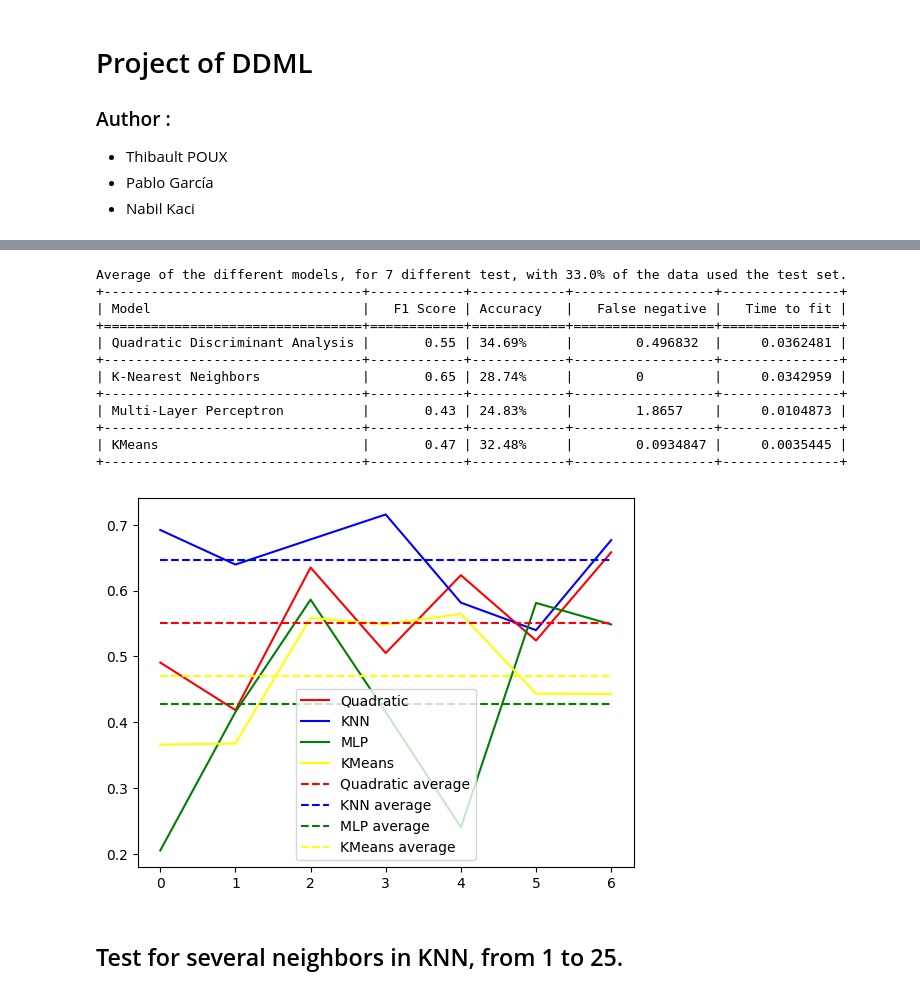
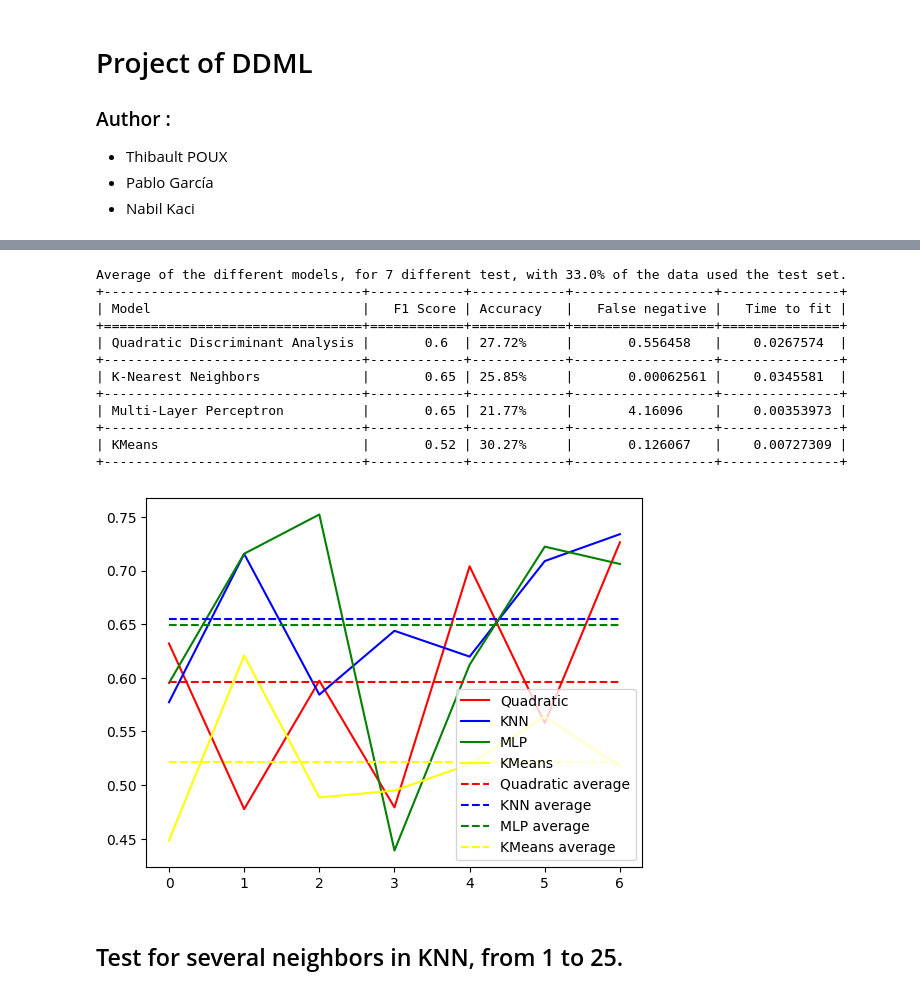
Before and after one commit to Thib99/MLLD-2024-NPT, a Jupyter notebook: main.ipynb, the cells around one changed output, grey strips where cells are left out. Drawn from its saved outputs; the diff is of its cells as text; code cells hidden in the pictures.

```diff
--- a/main.ipynb
+++ b/main.ipynb
@@ -133,7 +139,7 @@ from sklearn.cluster import KMeans
 reg_Quadra = QuadraticDiscriminantAnalysis()
 reg_KNN = KNeighborsClassifier(n_neighbors=1)
 reg_KMeans = KMeans(n_clusters=2)
-reg_MLP = MLPClassifier(max_iter=10000, solver='adam', learning_rate_init=0.0001 , alpha=1e-5, hidden_layer_sizes=(12, 11))
+reg_MLP = MLPClassifier(max_iter=10000, solver='adam', learning_rate_init=0.0001 , alpha=1e-5, hidden_layer_sizes=(14, 12))
 
 # Dictionary to map readable names to model abbreviations
 pretty_Names = {'quadra':'Quadratic Discriminant Analysis', 'knn':'K-Nearest Neighbors', 'mlp':'Multi-Layer Perceptron', 'kmeans':'KMeans'}
@@ -155,7 +161,7 @@ for int_state in r_state:
 
     # Splitting the data into train and test sets
     # Make the sample with houldout
-    X_train, X_test, Y_train, Y_test = train_test_split(X_flatten, Y_flatten, test_size=pourcentage_of_test_data, random_state=int_state, stratify=True)
+    X_train, X_test, Y_train, Y_test = train_test_split(X_flatten, Y_flatten, test_size=pourcentage_of_test_data, random_state=int_state, stratify=Y_flatten)
 
 
     #Loop for iterating over the models
@@ -187,38 +193,38 @@ for key in data.keys():
     output_data.append([name, f1, f_neg, time_fit, time_predict])
 
 # Print the results in a tabular format
 print(f"Average of the different models, for {len(r_state)} different test, with {pourcentage_of_test_data*100}% of the data used the test set.")
 print(tabulate(output_data, headers=['Model', 'F1 Score','Accuracy', 'False negative', 'Time to fit', 'Time to predict'], tablefmt='grid'))
 
 
 # Plot a graph of the score for each model and for each iterration with a other curve for the average
 plt.plot(data['quadra']['f1'], label='Quadratic', color='red')  # F1 scores for Quadratic Discriminant Analysis model
 plt.plot(data['knn']['f1'], label='KNN', color='blue')          # F1 scores for K-Nearest Neighbors model
 plt.plot(data['mlp']['f1'], label='MLP', color='green')         # F1 scores for Multi-Layer Perceptron model
 plt.plot(data['kmeans']['f1'], label='KMeans', color='yellow')         # F1 scores for Multi-Layer Perceptron model
 
 # Dashed lines to represent the average F1 for each model
 plt.plot([sum(data['quadra']['f1'])/len(data['quadra']['f1'])]*len(data['quadra']['f1']), label='Quadratic average',   color='red', linestyle='--')
 plt.plot([sum(data['knn']['f1'])/len(data['knn']['f1'])]*len(data['knn']['f1']), label='KNN average', color='blue', linestyle='--')
 plt.plot([sum(data['mlp']['f1'])/len(data['mlp']['f1'])]*len(data['mlp']['f1']), label='MLP average', color='green', linestyle='--')
 plt.plot([sum(data['kmeans']['f1'])/len(data['kmeans']['f1'])]*len(data['kmeans']['f1']), label='KMeans average', color='yellow', linestyle='--')
 
 plt.legend()        # Add legend to the plot
 plt.show()          # Show the plot
 # %% [output]
 Average of the different models, for 7 different test, with 33.0% of the data used the test set.
 +---------------------------------+------------+------------+------------------+---------------+
 | Model                           |   F1 Score | Accuracy   |   False negative |   Time to fit |
 +=================================+============+============+==================+===============+
-| Quadratic Discriminant Analysis |       0.55 | 34.69%     |        0.496832  |     0.0362481 |
+| Quadratic Discriminant Analysis |       0.6  | 27.72%     |       0.556458   |    0.0267574  |
 +---------------------------------+------------+------------+------------------+---------------+
-| K-Nearest Neighbors             |       0.65 | 28.74%     |        0         |     0.0342959 |
+| K-Nearest Neighbors             |       0.65 | 25.85%     |       0.00062561 |    0.0345581  |
 +---------------------------------+------------+------------+------------------+---------------+
-| Multi-Layer Perceptron          |       0.43 | 24.83%     |        1.8657    |     0.0104873 |
+| Multi-Layer Perceptron          |       0.65 | 21.77%     |       4.16096    |    0.00353973 |
 +---------------------------------+------------+------------+------------------+---------------+
-| KMeans                          |       0.47 | 32.48%     |        0.0934847 |     0.0035445 |
+| KMeans                          |       0.52 | 30.27%     |       0.126067   |    0.00727309 |
 +---------------------------------+------------+------------+------------------+---------------+
-[figure, old version]
+[figure, new version]
 # %% [markdown]
 <h2>Test for several neighbors in KNN, from 1 to 25.</h2>
 # %%
```
Also changed, not shown: parts of 5 cells of this notebook.
